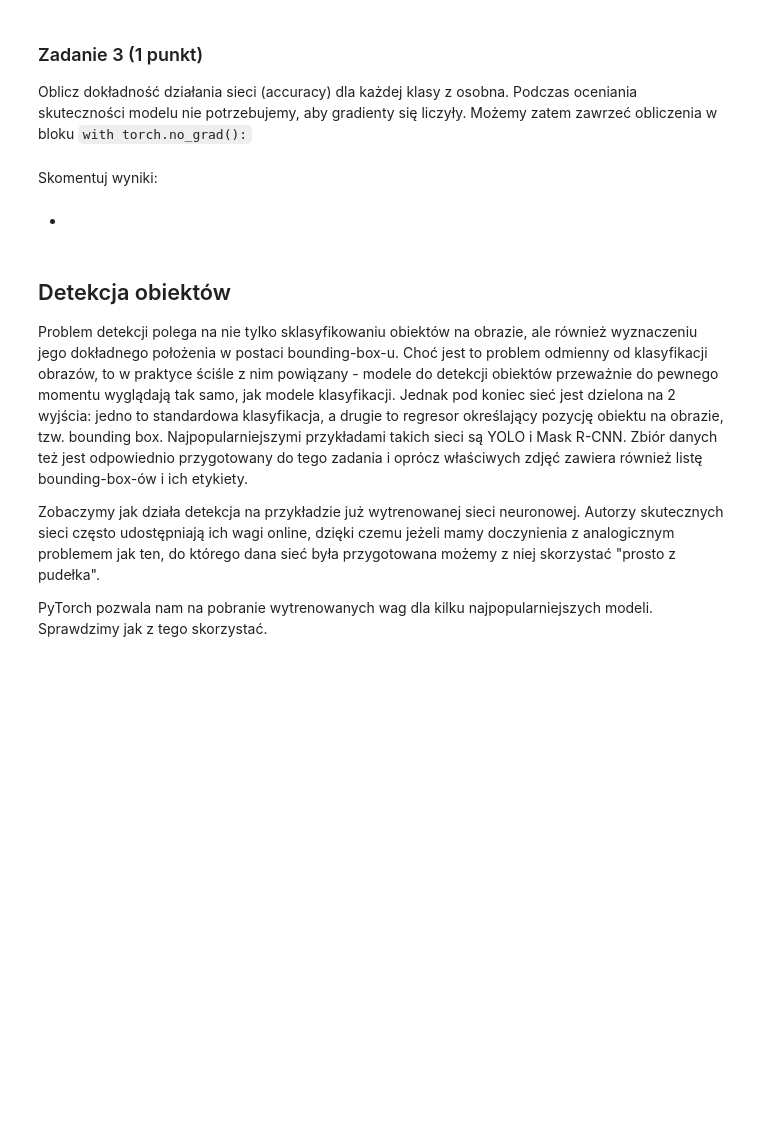
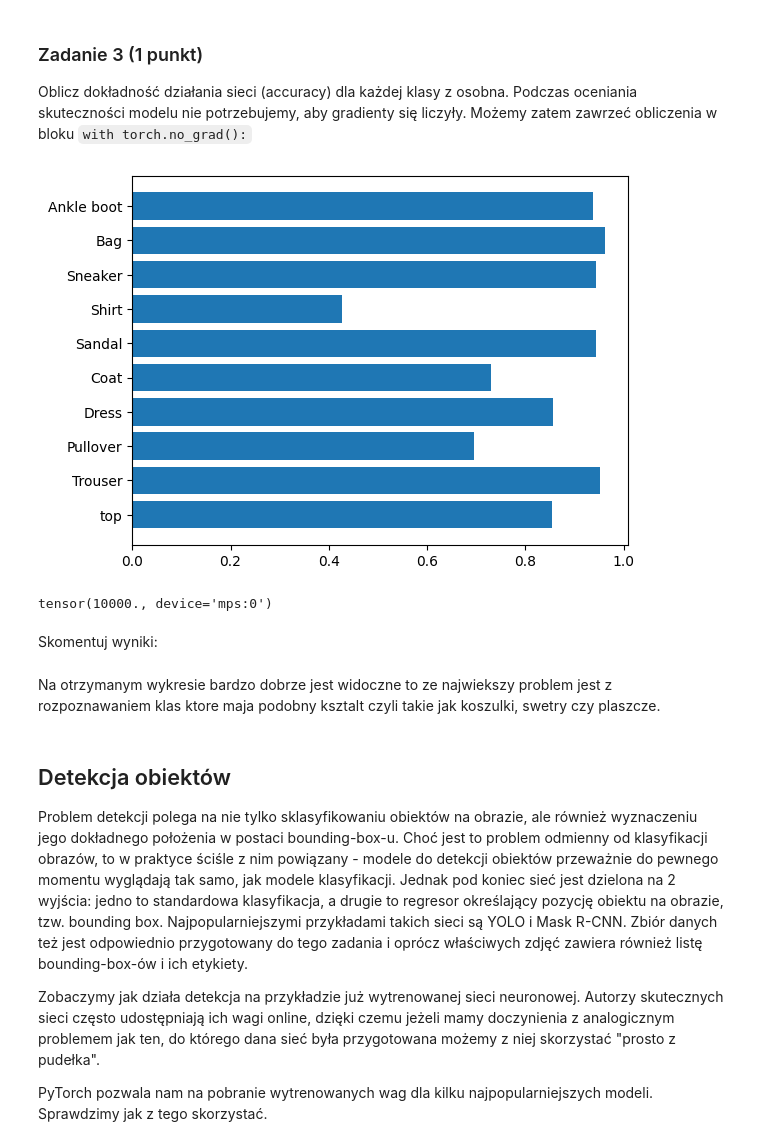
Before and after one commit to arturgesiarz/AIBasics-Course, a Jupyter notebook: lab4/lab_4.ipynb, the cells around one changed output. Drawn from its saved outputs; the diff is of its cells as text; code cells hidden in the pictures; blank space fills up the shorter version.

```diff
--- a/lab4/lab_4.ipynb
+++ b/lab4/lab_4.ipynb
@@ -314,7 +325,38 @@ net.eval()
+# %%
+net.eval()
+
+class_accuracy = {}
+
+labels_correct = torch.Tensor(np.zeros(len(classes))).to(device)
+labels_total = torch.Tensor(np.zeros(len(classes))).to(device)
+
+with torch.no_grad():
+    for data in testloader:
+        images, labels = data
+        labels = labels.to(device)
+        images = images.to(device)
+
+        outputs = net(images.to(device))
+        _, predicted = torch.max(outputs.data, 1)
+
+        total_indices, total_counts = torch.unique(labels, return_counts=True)
+        labels_total[total_indices] += total_counts
+
+        correct_indices, correct_counts = torch.unique(labels[(predicted == labels)], return_counts=True)
+        labels_correct[correct_indices] += correct_counts
+
+
+plt.barh(classes, (labels_correct/labels_total).to('cpu'))
+plt.show()
+
+torch.sum(labels_total)
+# %% [output]
+[figure, added]
+tensor(10000., device='mps:0')
 # %% [markdown]
 Skomentuj wyniki:
-# %% [markdown]
-*
+# %% [markdown]
+Na otrzymanym wykresie bardzo dobrze jest widoczne to ze najwiekszy problem jest z rozpoznawaniem klas ktore maja podobny ksztalt czyli takie jak koszulki, swetry czy plaszcze.
 # %% [markdown]
 ## Detekcja obiektów
 
```
Also changed, not shown: parts of 5 cells of this notebook.
